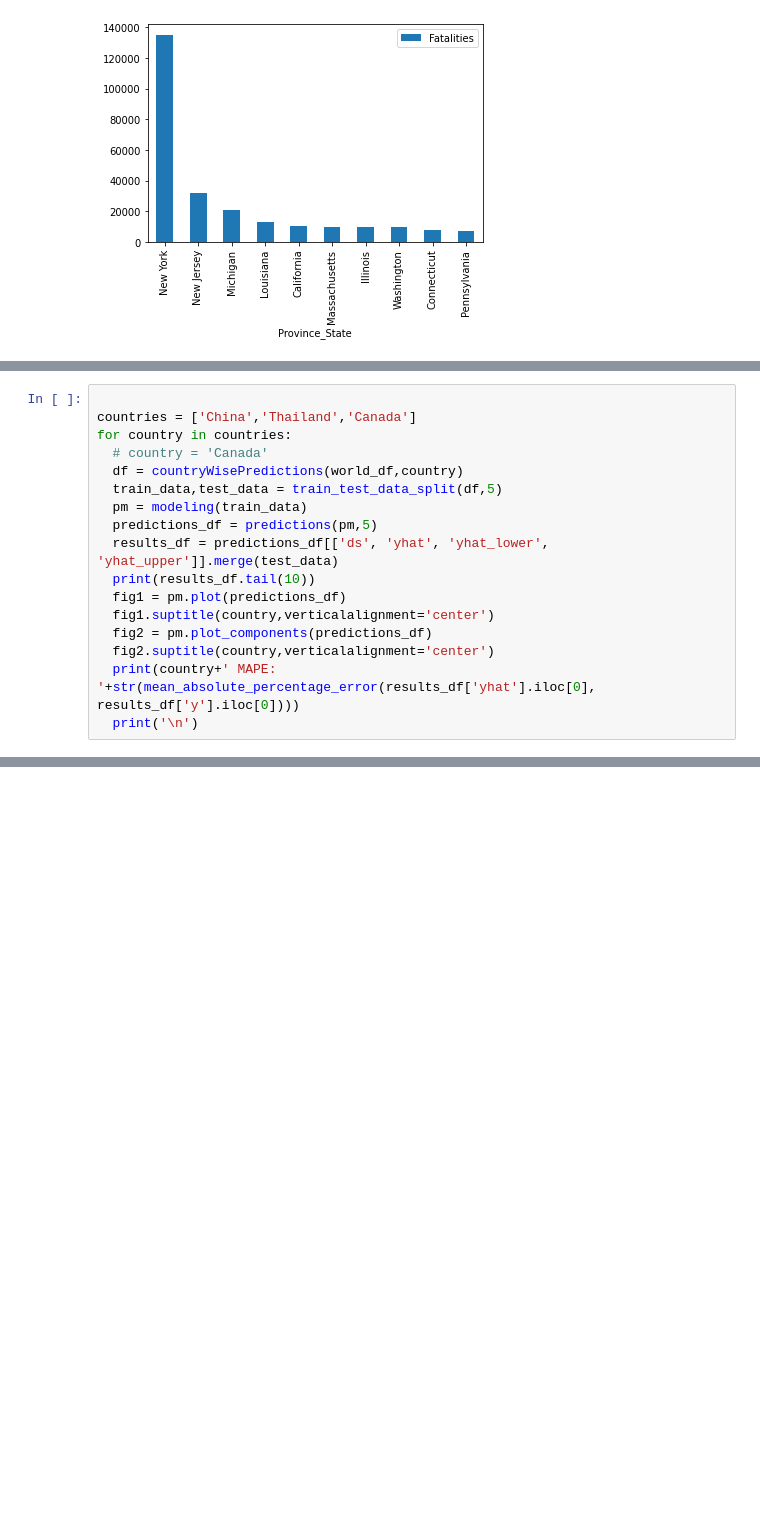
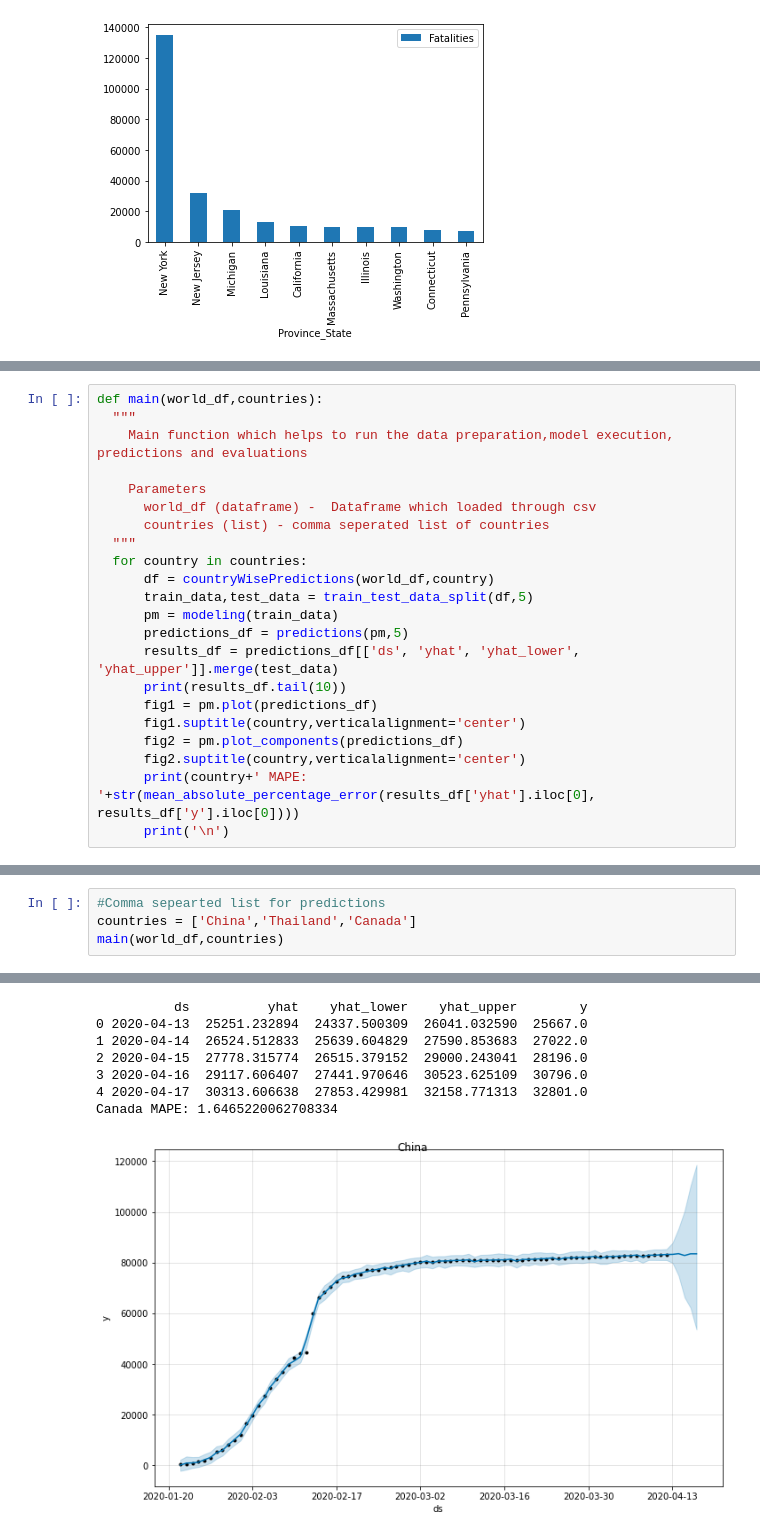
Before and after one commit to kannuri-sravan/covid19_predictions_prophet, a Jupyter notebook: covid19_predictions.ipynb, the cells around one changed output, grey strips where cells are left out. Saved outputs shown, nothing was run; the diff lists cells and outputs as text; blank space fills up the shorter version.

```diff
--- a/covid19_predictions.ipynb
+++ b/covid19_predictions.ipynb
@@ -154,19 +257,24 @@ def mean_absolute_percentage_error(y_true, y_pred):
     y_true, y_pred = np.array(y_true), np.array(y_pred)
     return np.mean(np.abs((y_true - y_pred) / y_true)) * 100
 # %%
+def main(world_df,countries):
+  """
+    Main function which helps to run the data preparation,model execution, predictions and evaluations
 
-countries = ['China','Thailand','Canada']
-for country in countries:
-  # country = 'Canada'
-  df = countryWisePredictions(world_df,country)
-  train_data,test_data = train_test_data_split(df,5)
-  pm = modeling(train_data)
-  predictions_df = predictions(pm,5)
-  results_df = predictions_df[['ds', 'yhat', 'yhat_lower', 'yhat_upper']].merge(test_data)
-  print(results_df.tail(10))
-  fig1 = pm.plot(predictions_df)
-  fig1.suptitle(country,verticalalignment='center')
-  fig2 = pm.plot_components(predictions_df)
-  fig2.suptitle(country,verticalalignment='center')
-  print(country+' MAPE: '+str(mean_absolute_percentage_error(results_df['yhat'].iloc[0], results_df['y'].iloc[0])))
-  print('\n')
+    Parameters
+      world_df (dataframe) -  Dataframe which loaded through csv
+      countries (list) - comma seperated list of countries
+  """
+  for country in countries:
+      df = countryWisePredictions(world_df,country)
+      train_data,test_data = train_test_data_split(df,5)
+      pm = modeling(train_data)
+      predictions_df = predictions(pm,5)
+      results_df = predictions_df[['ds', 'yhat', 'yhat_lower', 'yhat_upper']].merge(test_data)
+      print(results_df.tail(10))
+      fig1 = pm.plot(predictions_df)
+      fig1.suptitle(country,verticalalignment='center')
+      fig2 = pm.plot_components(predictions_df)
+      fig2.suptitle(country,verticalalignment='center')
+      print(country+' MAPE: '+str(mean_absolute_percentage_error(results_df['yhat'].iloc[0], results_df['y'].iloc[0])))
+      print('\n')
@@ -213,0 +281,5 @@ Canada MAPE: 1.6465220062708334
+# %%
+#Comma sepearted list for predictions
+countries = ['China','Thailand','Canada']
+main(world_df,countries)
+# %% [output]
@@ -213,0 +309,8 @@ Canada MAPE: 1.6465220062708334
+          ds          yhat    yhat_lower    yhat_upper        y
+0 2020-04-13  25251.232894  24337.500309  26041.032590  25667.0
+1 2020-04-14  26524.512833  25639.604829  27590.853683  27022.0
+2 2020-04-15  27778.315774  26515.379152  29000.243041  28196.0
+3 2020-04-16  29117.606407  27441.970646  30523.625109  30796.0
+4 2020-04-17  30313.606638  27853.429981  32158.771313  32801.0
+Canada MAPE: 1.6465220062708334
+[figure, added]
```
Also changed, not shown: parts of 27 cells of this notebook.
